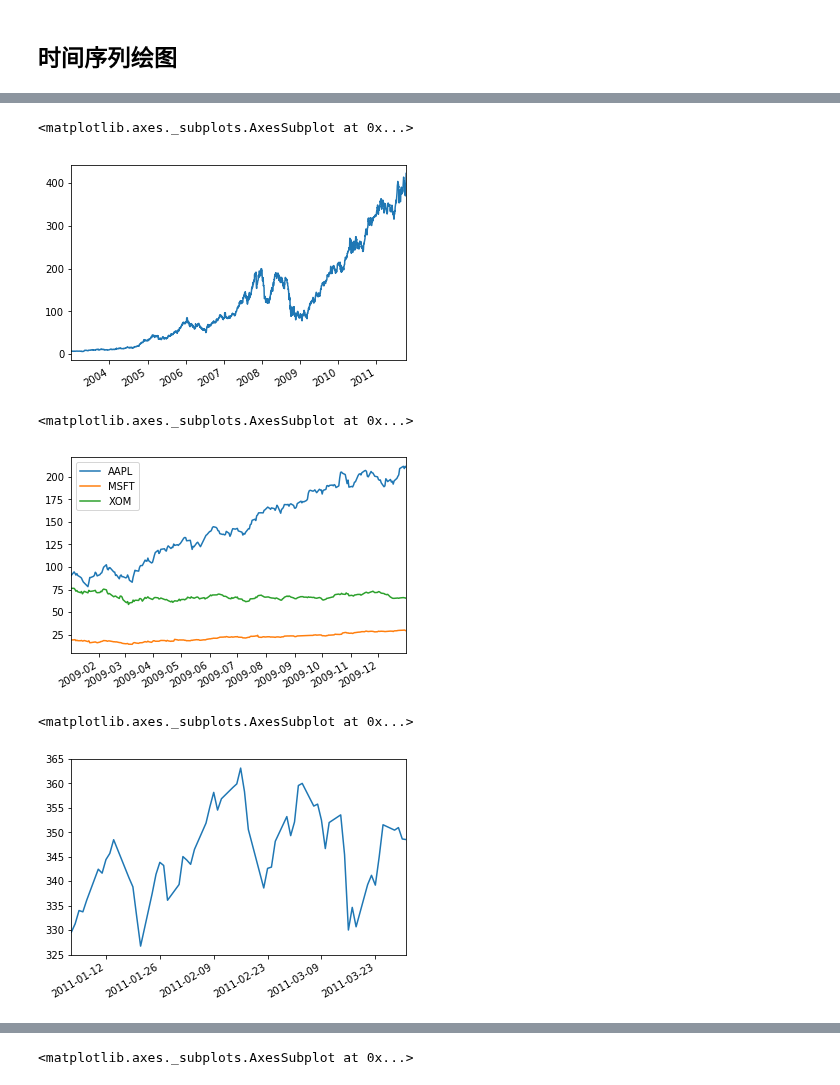
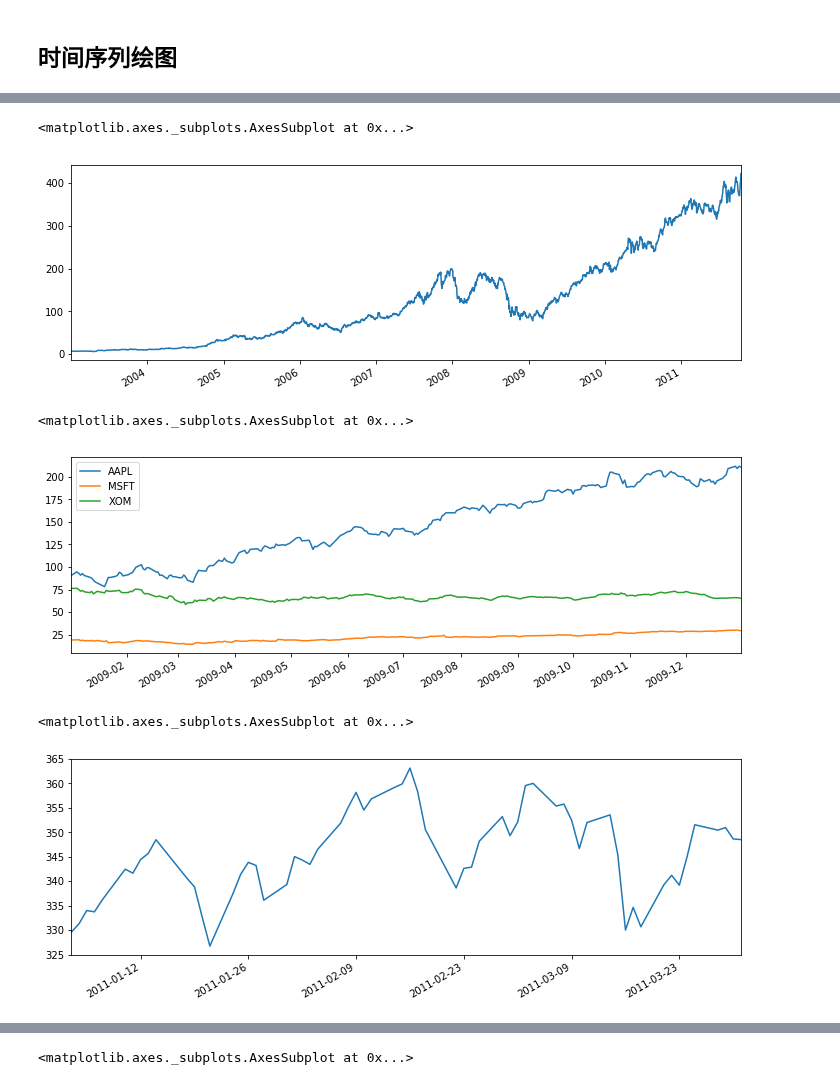
Before and after one commit to hugolu/learn-python, a Jupyter notebook: python-for-data-analysis/ch10-time-series.ipynb, the cells around one changed output, grey strips where cells are left out. Drawn from its saved outputs; the diff is of its cells as text; code cells hidden in the pictures.

```diff
--- a/python-for-data-analysis/ch10-time-series.ipynb
+++ b/python-for-data-analysis/ch10-time-series.ipynb
@@ -1015,16 +1028,16 @@ close_px = close_px_all[['AAPL', 'MSFT', 'XOM']]
 # %%
-close_px['AAPL'].plot()
+close_px['AAPL'].plot(figsize=(12,4))
 # %% [output]
 <matplotlib.axes._subplots.AxesSubplot at 0x...>
-[figure, old version]
+[figure, new version]
 # %%
-close_px['2009'].plot()
+close_px['2009'].plot(figsize=(12,4))
 # %% [output]
 <matplotlib.axes._subplots.AxesSubplot at 0x...>
-[figure, old version]
+[figure, new version]
 # %%
-close_px['AAPL'].ix['01-2011':'03-2011'].plot()
+close_px['AAPL'].ix['01-2011':'03-2011'].plot(figsize=(12,4))
 # %% [output]
 <matplotlib.axes._subplots.AxesSubplot at 0x...>
-[figure, old version]
+[figure, new version]
 # %%
```
Also changed, not shown: parts of 38 cells of this notebook.
